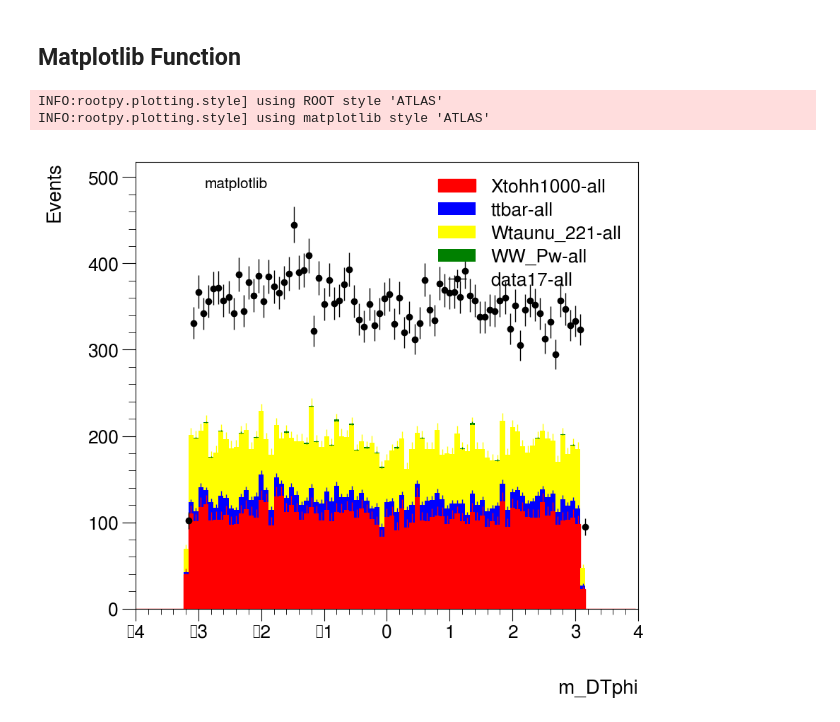
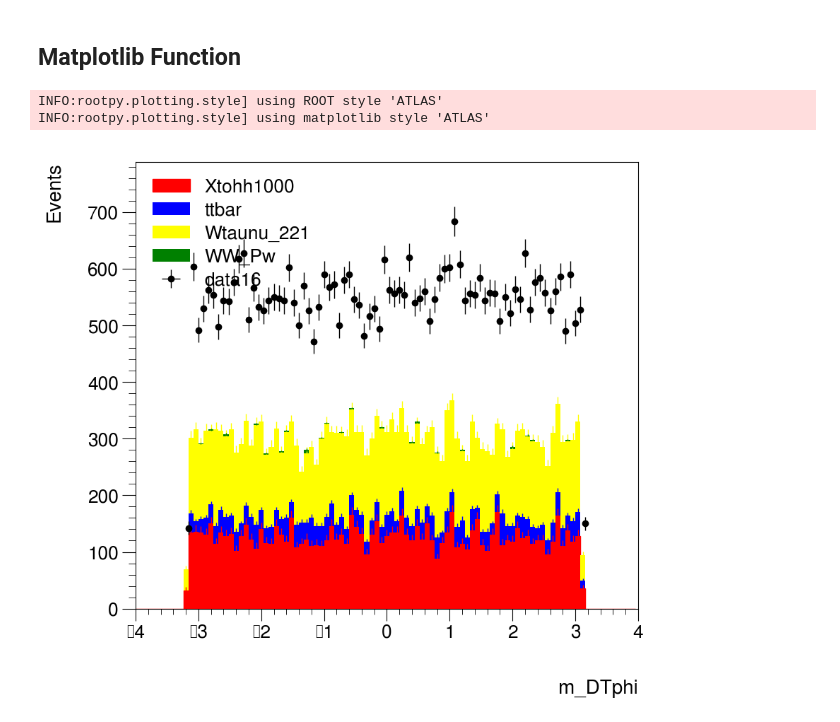
Before and after one commit to arodel21/Boosted_Di-Higgs_Identification, a Jupyter notebook: notebooks/Di-Higgs/HistogramGenerator.ipynb, the cells around one changed output. Saved outputs shown, nothing was run; the diff lists cells and outputs as text; code cells hidden in the pictures.

Commit message:
Histogram: Any path
There's no need to keep the root files on the same directory as the notebook.

```diff
--- a/notebooks/Di-Higgs/HistogramGenerator.ipynb
+++ b/notebooks/Di-Higgs/HistogramGenerator.ipynb
@@ -114,7 +114,7 @@ def hist_gen(data, background, signal, ttree, var):
     h_bkg = []
     colors = ['red', 'blue', 'yellow', 'green', 'purple', 'brown', 'orange']
     for i in range(len(signal)):
-        h_aux = h.Clone(title=signal[i].split('.', 1)[0])
+        h_aux = h.Clone(title=signal[i].split('/')[-1].split('.', 1)[0])
         fill_hist(h_aux, arrS[i].loc[:,var])
         h_aux.fillstyle = 'solid'
         h_aux.fillcolor = colors[i]
@@ -122,14 +122,14 @@ def hist_gen(data, background, signal, ttree, var):
         h_aux.linewidth = 1
         h_sig.append(h_aux)
     for i in range(len(background)):
-        h_aux = h.Clone(title=background[i].split('.', 1)[0])
+        h_aux = h.Clone(title=background[i].split('/')[-1].split('.', 1)[0])
         fill_hist(h_aux, arrB[i].loc[:,var])
         h_aux.fillstyle = 'solid'
         h_aux.fillcolor = colors[i+1]
         h_aux.linecolor = colors[i+1]
         h_aux.linewidth = 0
         h_bkg.append(h_aux)
-    h_data = h.Clone(title=data[0].split('.', 1)[0], drawstyle='E1 X0', legendstyle='LEP')
+    h_data = h.Clone(title=data[0].split('/')[-1].split('.', 1)[0], drawstyle='E1 X0', legendstyle='LEP')
     h_data.markersize = 1.2
     fill_hist(h_data, arrD[0].loc[:,var])
 
@@ -165,9 +165,6 @@ def hist_gen(data, background, signal, ttree, var):
     axes.xaxis.set_label_coords(1., -0.20)
     axes.yaxis.set_label_coords(-0.18, 1.)
     leg = plt.legend()
-    axes.text(0.2, 0.95, 'matplotlib',
-              verticalalignment='center', horizontalalignment='center',
-              transform=axes.transAxes, fontsize=15)
 
     if not ROOT.gROOT.IsBatch():
         plt.show()
@@ -175,11 +172,17 @@ def hist_gen(data, background, signal, ttree, var):
         wait(True)
     return
 # %%
-filesB = ["ttbar-all.root", "Wtaunu_221-all.root", "WW_Pw-all.root"]
-filesS = ["Xtohh1000-all.root"]
-filesD = ["data17-all.root"]
+# Base directory
+b = "/home/andrea/Escritorio/CERN data/Try3A/"
+# Background files array
+filesB = [b+"ttbar.root", b+"Wtaunu_221.root", b+"WW_Pw.root"]
+# Signal files array
+filesS = [b+"Xtohh1000.root"]
+# Data files array
+filesD = [b+"data16.root"]
+# Histogram generation
 hist_gen(filesD, filesB, filesS, "Nominal", "m_DTphi")
 # %% [output]
 INFO:rootpy.plotting.style] using ROOT style 'ATLAS'
 INFO:rootpy.plotting.style] using matplotlib style 'ATLAS'
-[figure, old version]
+[figure, new version]
```
